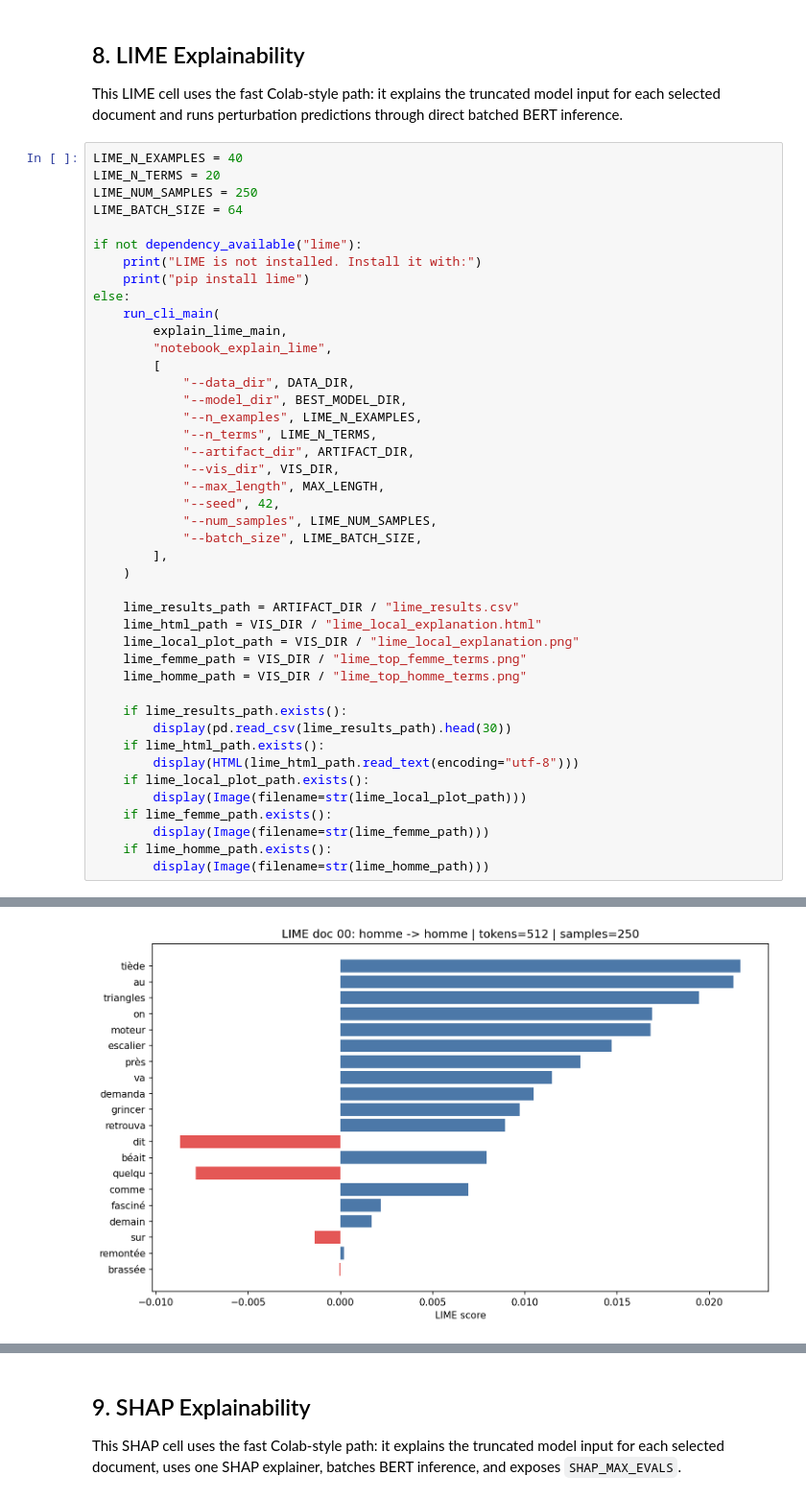
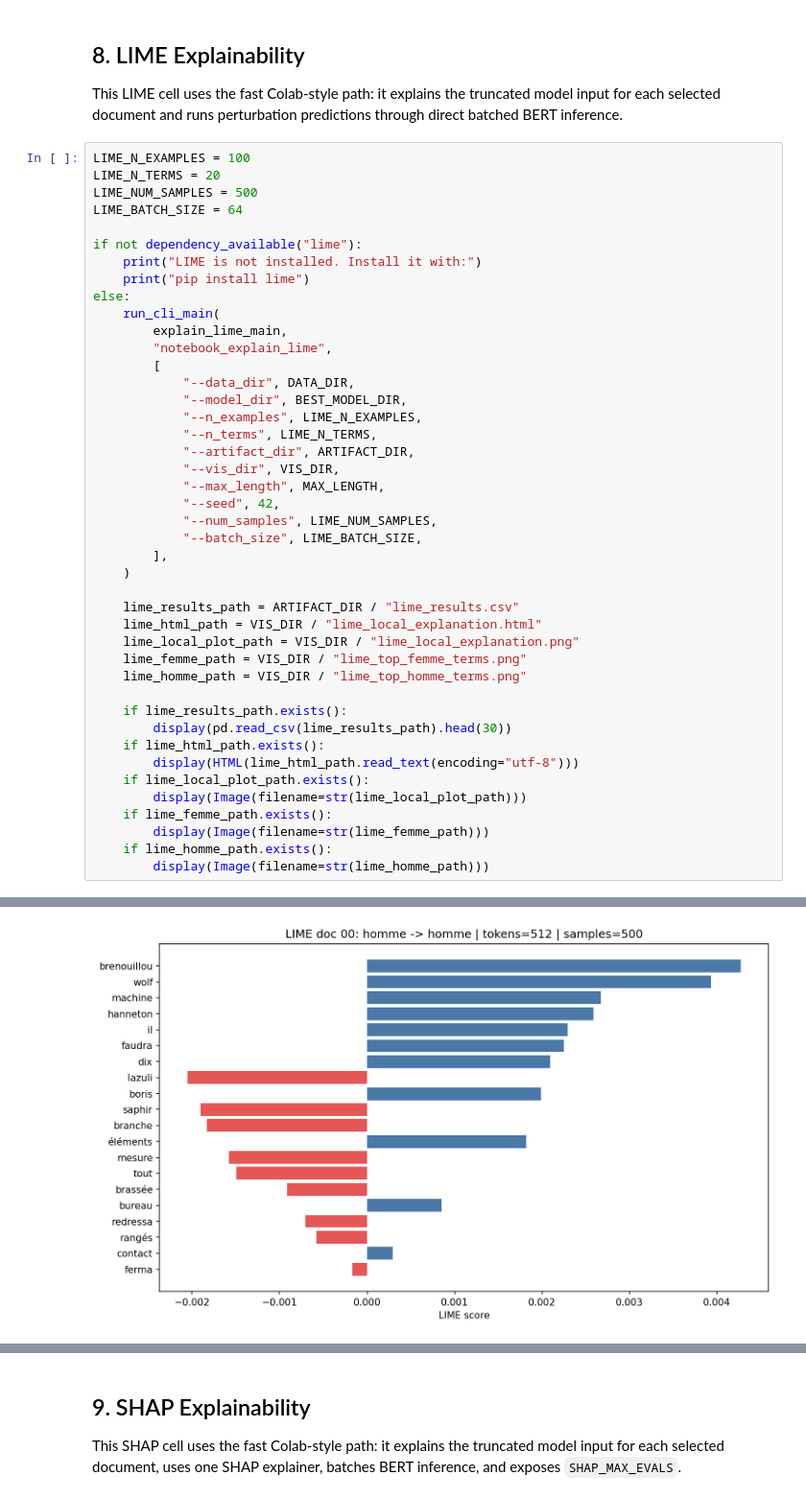
Before and after one commit to zamaS24/VMI_MSI, a Jupyter notebook: BERT/everything.ipynb, the cells around one changed output, grey strips where cells are left out. Shown at 96% size. Cells and saved outputs as stored; diff of their text form.

```diff
--- a/BERT/everything.ipynb
+++ b/BERT/everything.ipynb
@@ -2858,9 +2858,9 @@ TOKEN = "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"
 
 This LIME cell uses the fast Colab-style path: it explains the truncated model input for each selected document and runs perturbation predictions through direct batched BERT inference.
 # %%
-LIME_N_EXAMPLES = 40
+LIME_N_EXAMPLES = 100
 LIME_N_TERMS = 20
-LIME_NUM_SAMPLES = 250
+LIME_NUM_SAMPLES = 500
 LIME_BATCH_SIZE = 64
 
 if not dependency_available("lime"):
@@ -2940,2 +2940,2 @@ Saved homme terms     : /content/drive/MyDrive/VMI_PROJET/BERT/vis/lime_top_homm
 [interactive output not drawn]
-[figure, old version]
+[figure, new version]
```
Also changed, not shown: parts of 2 cells of this notebook.
